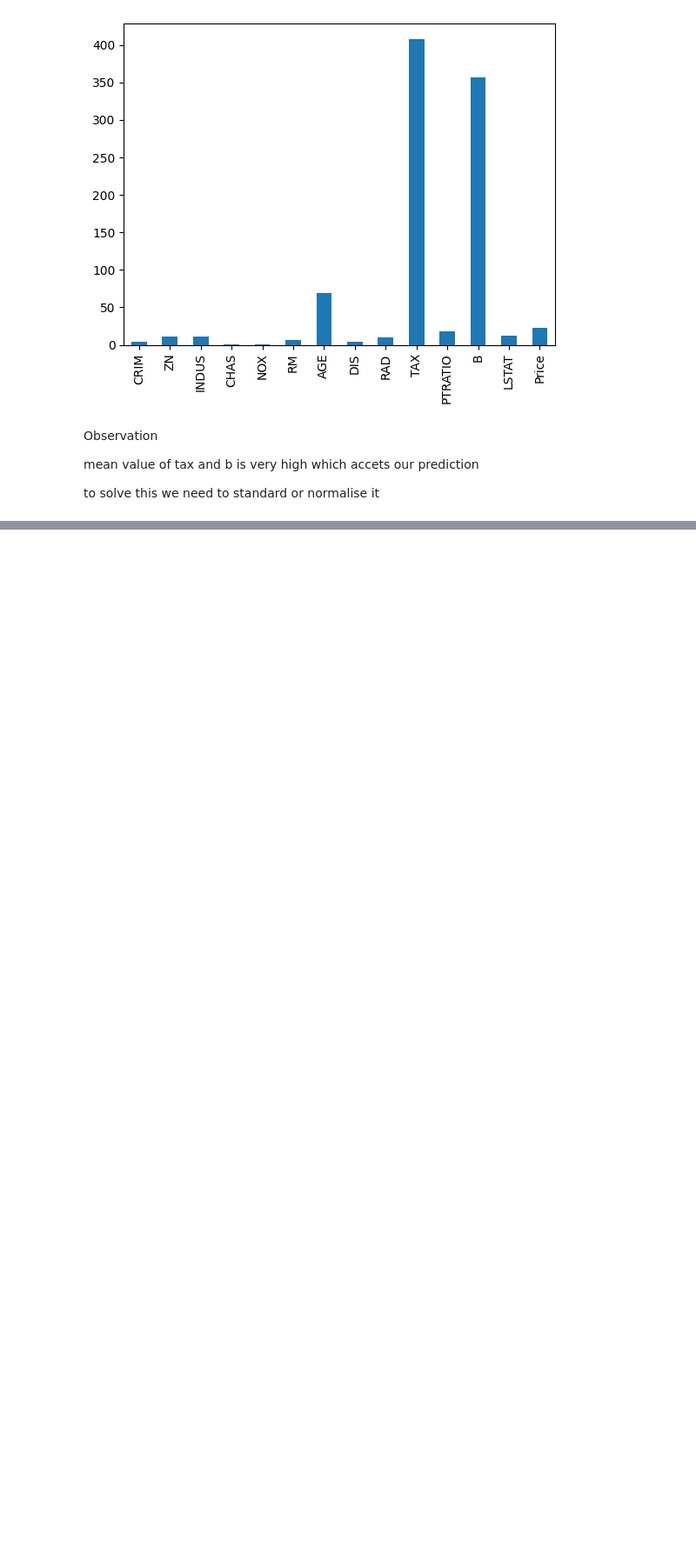
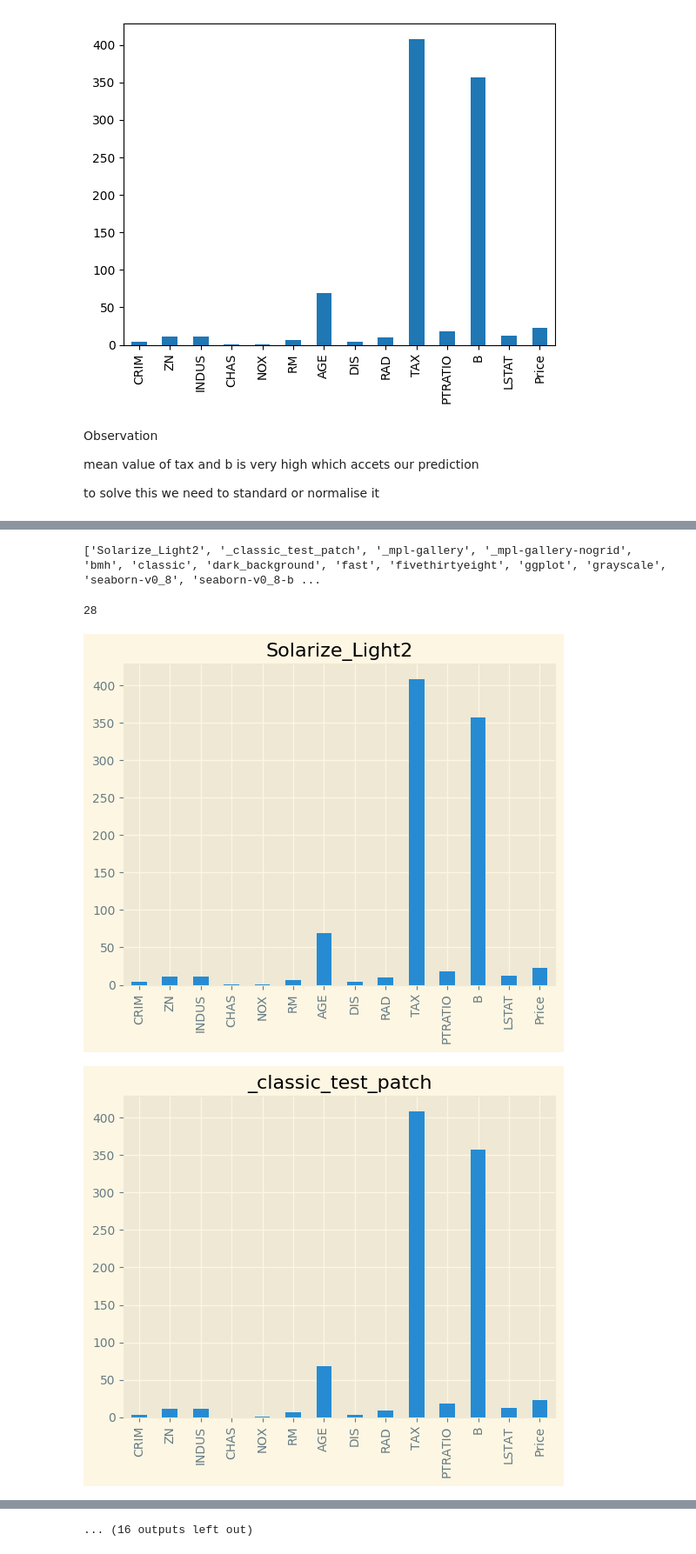
Before and after one commit to aymanmomin/python-boston-housing-eda-and-linear-regression, a Jupyter notebook: my work/boston-housing-data-eda-and-linear-regression.ipynb, the cells around one changed output, grey strips where cells are left out. Shown at 87% size. Drawn from its saved outputs; the diff is of its cells as text; code cells hidden in the pictures; blank space fills up the shorter version.

Commit message:
updating the style of the plot

```diff
--- a/my work/boston-housing-data-eda-and-linear-regression.ipynb
+++ b/my work/boston-housing-data-eda-and-linear-regression.ipynb
@@ -228,0 +231,18 @@ to solve this we need to standard or normalise it
+# %%
+print(plt.style.available)
+# %% [output]
+['Solarize_Light2', '_classic_test_patch', '_mpl-gallery', '_mpl-gallery-nogrid', 'bmh', 'classic', 'dark_background', 'fast', 'fivethirtyeight', 'ggplot', 'grayscale', 'seaborn-v0_8', 'seaborn-v0_8-b ...
+# %%
+len(plt.style.available)
+# %% [output]
+28
+# %%
+for style in plt.style.available:
+    plt.style.use(style)
+    data_desc.loc['mean'].plot.bar()
+    plt.title(style)
+    plt.show()
+#     plt.savefing('plots/' + style + '.png') # method of saving the plots on local drive
+# %% [output]
+[figure, added]
+[figure, added]
@@ -228,0 +259 @@ to solve this we need to standard or normalise it
+... (16 outputs left out)
```
Also changed, not shown: parts of 4 cells of this notebook.
